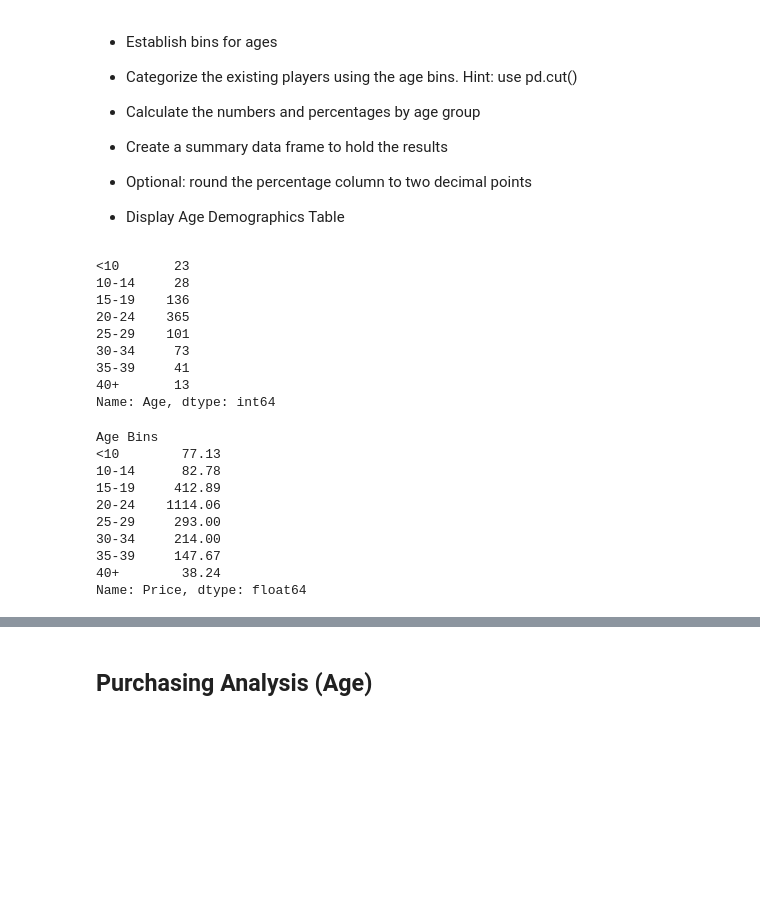
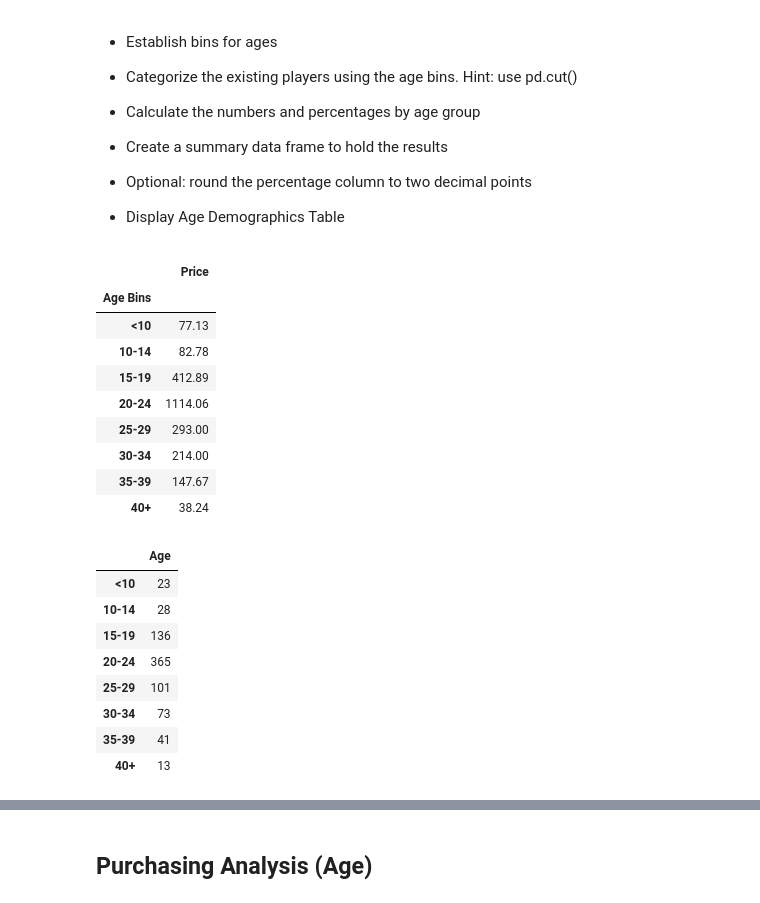
Before and after one commit to lasantanag/LAS_Pandas_Challenge, a Jupyter notebook: HeroesOfPymoli_starter-Copy1.ipynb, the cells around one changed output, grey strips where cells are left out. Saved outputs shown, nothing was run; the diff lists cells and outputs as text; code cells hidden in the pictures; blank space fills up the shorter version.

```diff
--- a/HeroesOfPymoli_starter-Copy1.ipynb
+++ b/HeroesOfPymoli_starter-Copy1.ipynb
@@ -258,34 +255,22 @@ frame_purchasing_analysis_gender
 bin_names = ['<10', '10-14', '15-19','20-24', '25-29','30-34','35-39','40+']
 bins = [0,9,14,19,24,29,34,39,50]
 frame["Age Bins"] = pd.cut(frame["Age"], bins, labels=bin_names)
-# %%
-#sort by index "age"
-age_demo = pd.value_counts(age_bins)
-age_demo.sort_index()
-# %% [output]
-<10       23
-10-14     28
-15-19    136
-20-24    365
-25-29    101
-30-34     73
-35-39     41
-40+       13
-Name: Age, dtype: int64
 # %%
 #create a group based on bins
 
 group_bins = frame.groupby("Age Bins")
 total_pur_vale = group_bins['Price'].sum()
-total_pur_vale
+
+frame_total_pur_vale = pd.DataFrame(total_pur_vale)
+frame_total_pur_vale
 # %% [output]
-Age Bins
-<10        77.13
-10-14      82.78
-15-19     412.89
-20-24    1114.06
-25-29     293.00
-30-34     214.00
-35-39     147.67
-40+        38.24
-Name: Price, dtype: float64
+|  | Price |
+| Age Bins |  |
+| <10 | 77.13 |
+| 10-14 | 82.78 |
+| 15-19 | 412.89 |
+| 20-24 | 1114.06 |
+| 25-29 | 293.00 |
+| 30-34 | 214.00 |
+| 35-39 | 147.67 |
+| 40+ | 38.24 |
@@ -296,0 +277,18 @@ Name: Price, dtype: float64
+# %%
+#frame
+#purchase counts calculation
+pur_count = pd.value_counts(age_bins)
+#pur_count = frame.count('Age Bins')
+frame_pur_count = pd.DataFrame(pur_count)
+#pur_count
+frame_pur_count.sort_index()
+# %% [output]
+|  | Age |
+| <10 | 23 |
+| 10-14 | 28 |
+| 15-19 | 136 |
+| 20-24 | 365 |
+| 25-29 | 101 |
+| 30-34 | 73 |
+| 35-39 | 41 |
+| 40+ | 13 |
```
Also changed, not shown: parts of 6 cells of this notebook.
